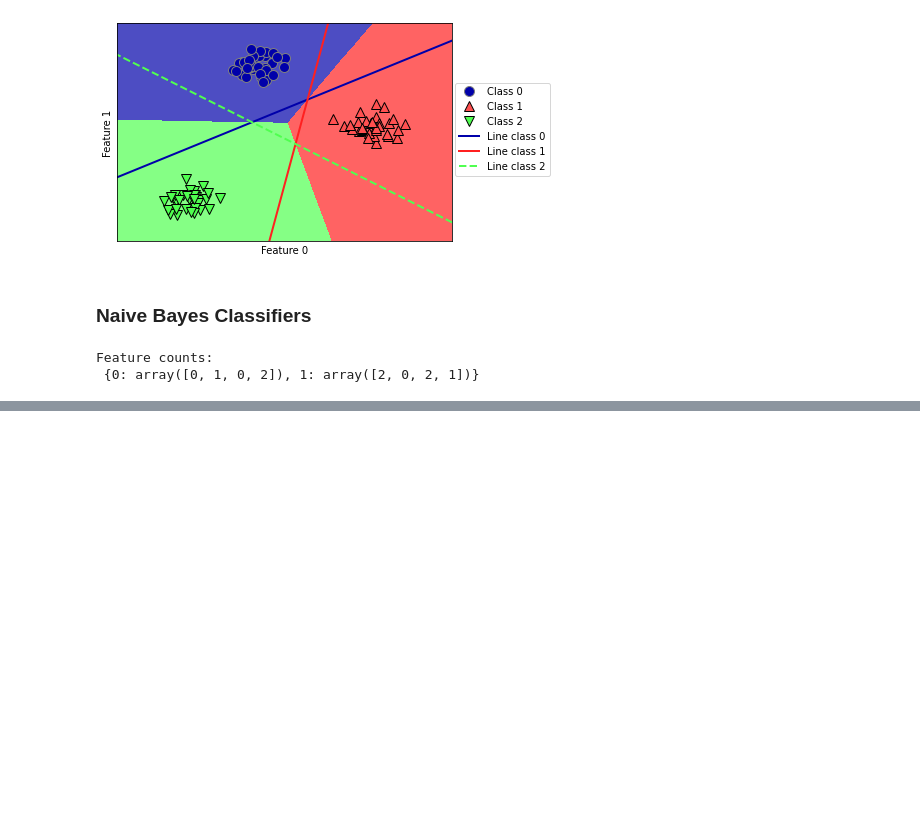
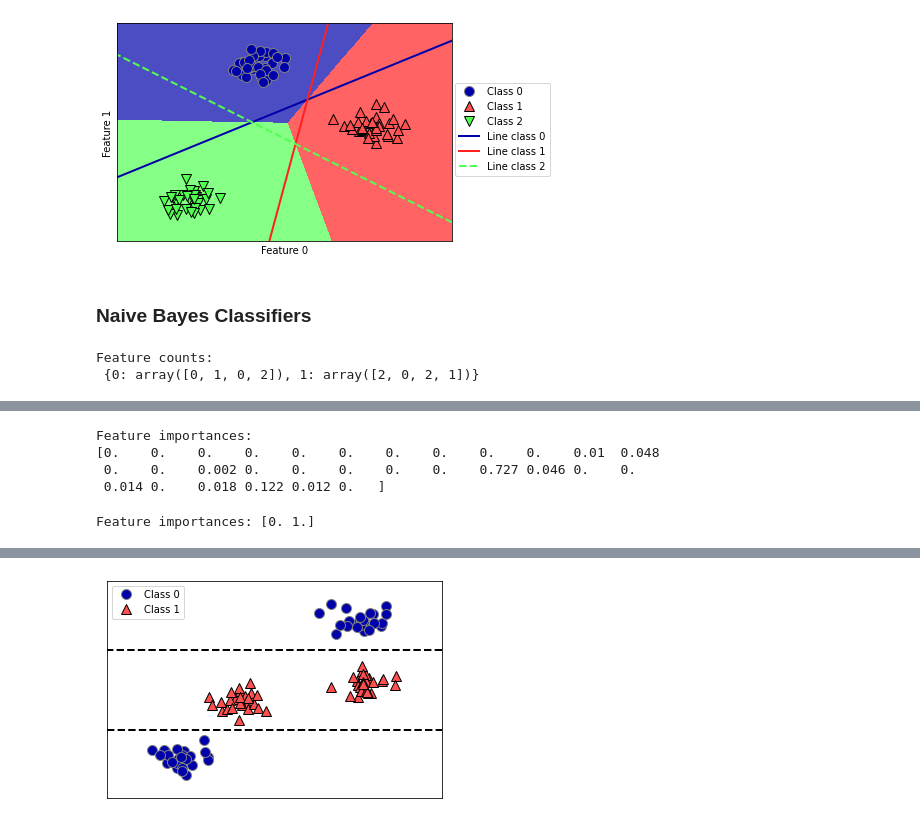
Before and after one commit to DDarean/StudyRepository, a Jupyter notebook: 3. Books/Introduction to ML with Python/Supervised Learning.ipynb, the cells around one changed output, grey strips where cells are left out. Drawn from its saved outputs; the diff is of its cells as text; code cells hidden in the pictures; blank space fills up the shorter version.

```diff
--- a/3. Books/Introduction to ML with Python/Supervised Learning.ipynb
+++ b/3. Books/Introduction to ML with Python/Supervised Learning.ipynb
@@ -445,0 +507,13 @@ Feature counts:
+# %%
+print("Feature importances:")
+print(tree.feature_importances_)
+# %% [output]
+Feature importances:
+[0.    0.    0.    0.    0.    0.    0.    0.    0.    0.    0.01  0.048
+ 0.    0.    0.002 0.    0.    0.    0.    0.    0.727 0.046 0.    0.
+ 0.014 0.    0.018 0.122 0.012 0.   ]
+# %%
+tree = mglearn.plots.plot_tree_not_monotone()
+display(tree)
+# %% [output]
+Feature importances: [0. 1.]
@@ -445,0 +521 @@ Feature counts:
+[figure, added]
```
Also changed, not shown: parts of 24 cells of this notebook.
